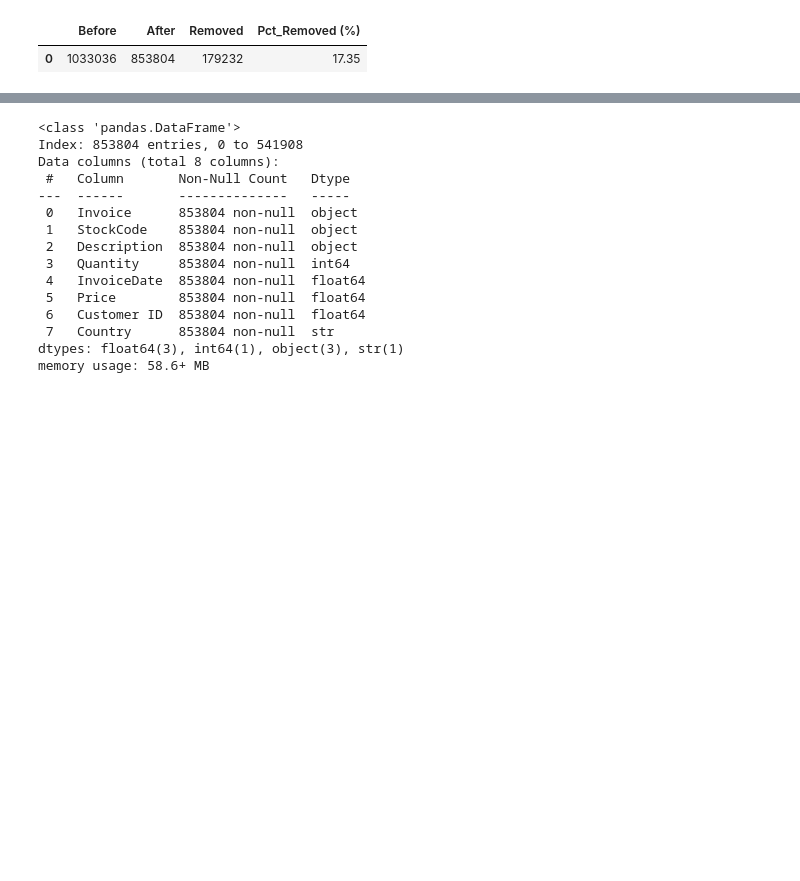
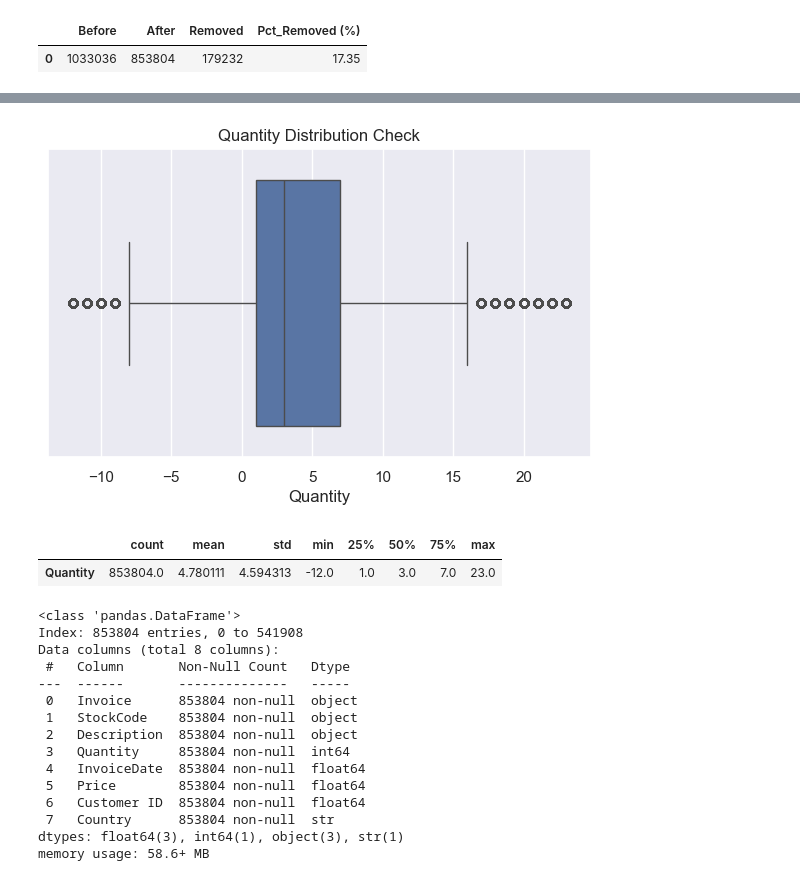
Before and after one commit to hansdarmawann/online-retail-ii-wrangling-1, a Jupyter notebook: notebooks/code.ipynb, the cells around one changed output, grey strips where cells are left out. Saved outputs shown, nothing was run; the diff lists cells and outputs as text; code cells hidden in the pictures; blank space fills up the shorter version.

```diff
--- a/notebooks/code.ipynb
+++ b/notebooks/code.ipynb
@@ -190,3 +203,16 @@ display(removal_summary)
+# %%
+plt.figure(figsize=(7,4))
+plt.title('Quantity Distribution Check')
+
+sns.boxplot(x=df['Quantity'], orient='y')
+plt.show()
+
+quantity_desc = pd.DataFrame(df['Quantity'].describe()).transpose()
+display(quantity_desc)
+# %% [output]
+[figure, added]
+|  | count | mean | std | min | 25% | 50% | 75% | max |
+| Quantity | 853804.0 | 4.780111 | 4.594313 | -12.0 | 1.0 | 3.0 | 7.0 | 23.0 |
 # %%
 df_before = df.copy()
 
```
Also changed, not shown: parts of 2 cells of this notebook, 1 other file.
